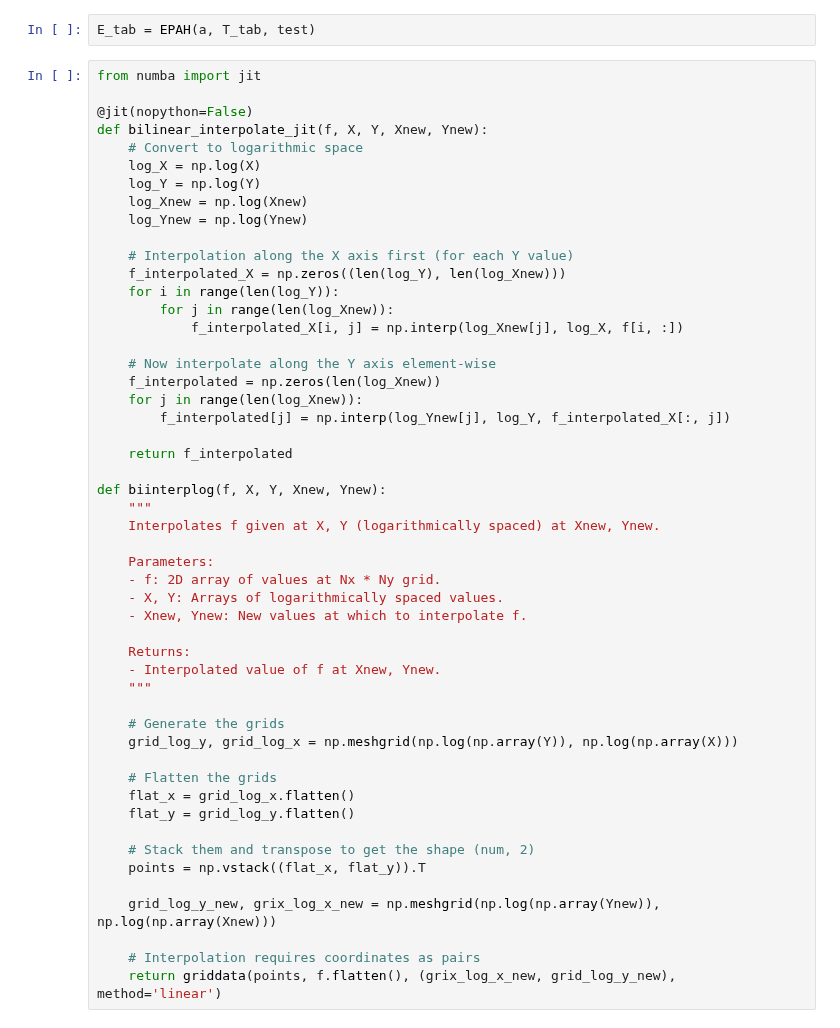
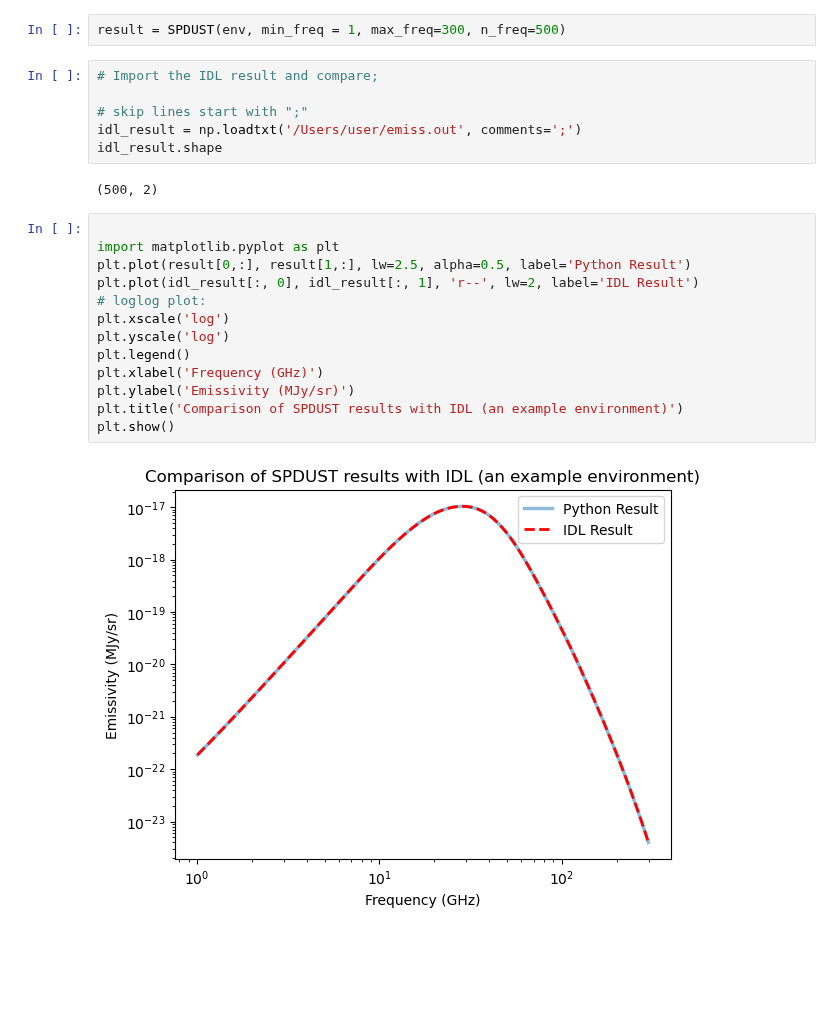
Before and after one commit to SpyDust/SpyDust, a Jupyter notebook: notebooks/test.ipynb, the cells around one changed output. Drawn from its saved outputs; the diff is of its cells as text; blank space fills up the shorter version.

```diff
--- a/notebooks/test.ipynb
+++ b/notebooks/test.ipynb
@@ -149,53 +26,25 @@ T_tab = makelogtab(Tmin, Tmax, NT)
-# %%
-E_tab = EPAH(a, T_tab, test)
-# %%
-from numba import jit
-
-@jit(nopython=False)
-def bilinear_interpolate_jit(f, X, Y, Xnew, Ynew):
-    # Convert to logarithmic space
-    log_X = np.log(X)
-    log_Y = np.log(Y)
-    log_Xnew = np.log(Xnew)
-    log_Ynew = np.log(Ynew)
-
-    # Interpolation along the X axis first (for each Y value)
-    f_interpolated_X = np.zeros((len(log_Y), len(log_Xnew)))
-    for i in range(len(log_Y)):
-        for j in range(len(log_Xnew)):
-            f_interpolated_X[i, j] = np.interp(log_Xnew[j], log_X, f[i, :])
-
-    # Now interpolate along the Y axis element-wise
-    f_interpolated = np.zeros(len(log_Xnew))
-    for j in range(len(log_Xnew)):
-        f_interpolated[j] = np.interp(log_Ynew[j], log_Y, f_interpolated_X[:, j])
-
-    return f_interpolated
-
-def biinterplog(f, X, Y, Xnew, Ynew):
-    """
-    Interpolates f given at X, Y (logarithmically spaced) at Xnew, Ynew.
-
-    Parameters:
-    - f: 2D array of values at Nx * Ny grid.
-    - X, Y: Arrays of logarithmically spaced values.
-    - Xnew, Ynew: New values at which to interpolate f.
-
-    Returns:
-    - Interpolated value of f at Xnew, Ynew.
-    """
-
-    # Generate the grids
-    grid_log_y, grid_log_x = np.meshgrid(np.log(np.array(Y)), np.log(np.array(X)))
-
-    # Flatten the grids
-    flat_x = grid_log_x.flatten()
-    flat_y = grid_log_y.flatten()
-
-    # Stack them and transpose to get the shape (num, 2)
-    points = np.vstack((flat_x, flat_y)).T
-
-    grid_log_y_new, grix_log_x_new = np.meshgrid(np.log(np.array(Ynew)), np.log(np.array(Xnew)))
-
-    # Interpolation requires coordinates as pairs
-    return griddata(points, f.flatten(), (grix_log_x_new, grid_log_y_new), method='linear')
+# %%
+result = SPDUST(env, min_freq = 1, max_freq=300, n_freq=500)
+# %%
+# Import the IDL result and compare;
+
+# skip lines start with ";"
+idl_result = np.loadtxt('/Users/user/emiss.out', comments=';')
+idl_result.shape
+# %% [output]
+(500, 2)
+# %%
+
+import matplotlib.pyplot as plt
+plt.plot(result[0,:], result[1,:], lw=2.5, alpha=0.5, label='Python Result')
+plt.plot(idl_result[:, 0], idl_result[:, 1], 'r--', lw=2, label='IDL Result')
+# loglog plot:
+plt.xscale('log')
+plt.yscale('log')
+plt.legend()
+plt.xlabel('Frequency (GHz)')
+plt.ylabel('Emissivity (MJy/sr)')
+plt.title('Comparison of SPDUST results with IDL (an example environment)')
+plt.show()
+# %% [output]
+[figure, added]
```
Also changed, not shown: parts of 40 cells of this notebook, 16 other files.
